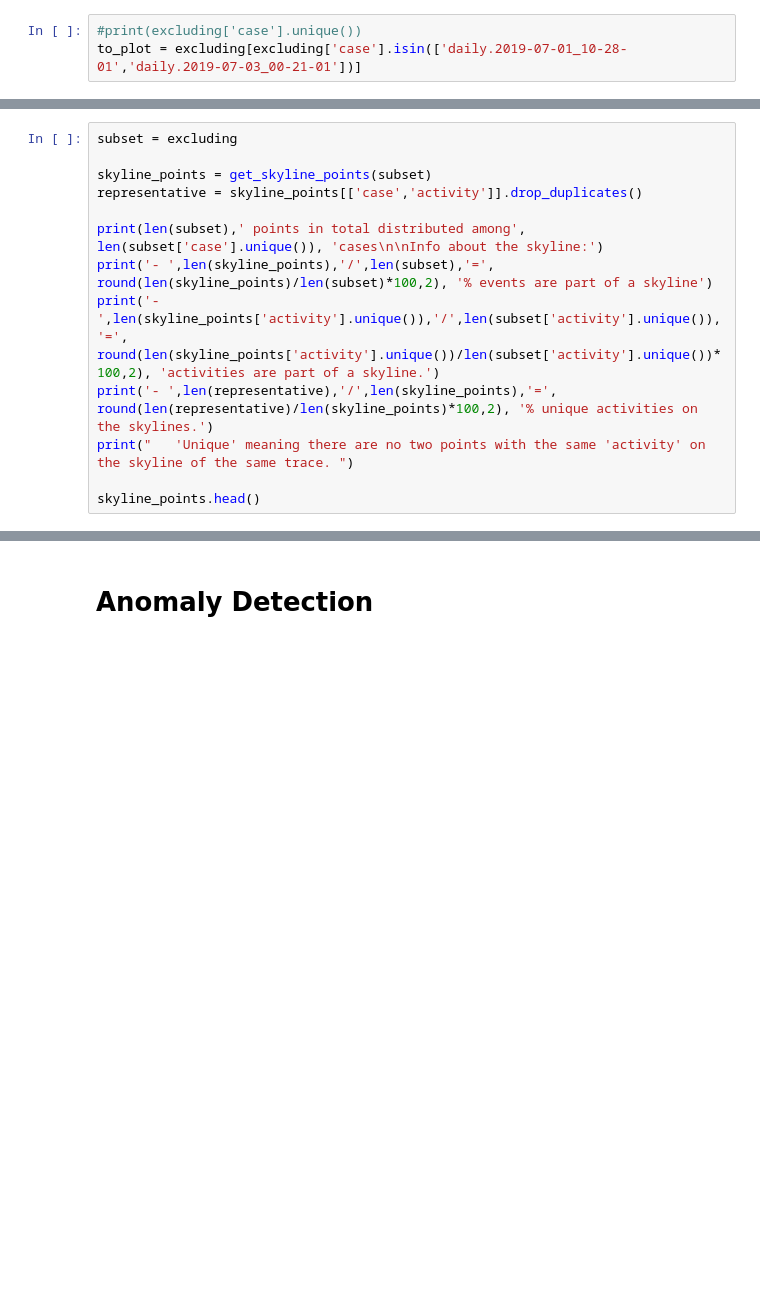
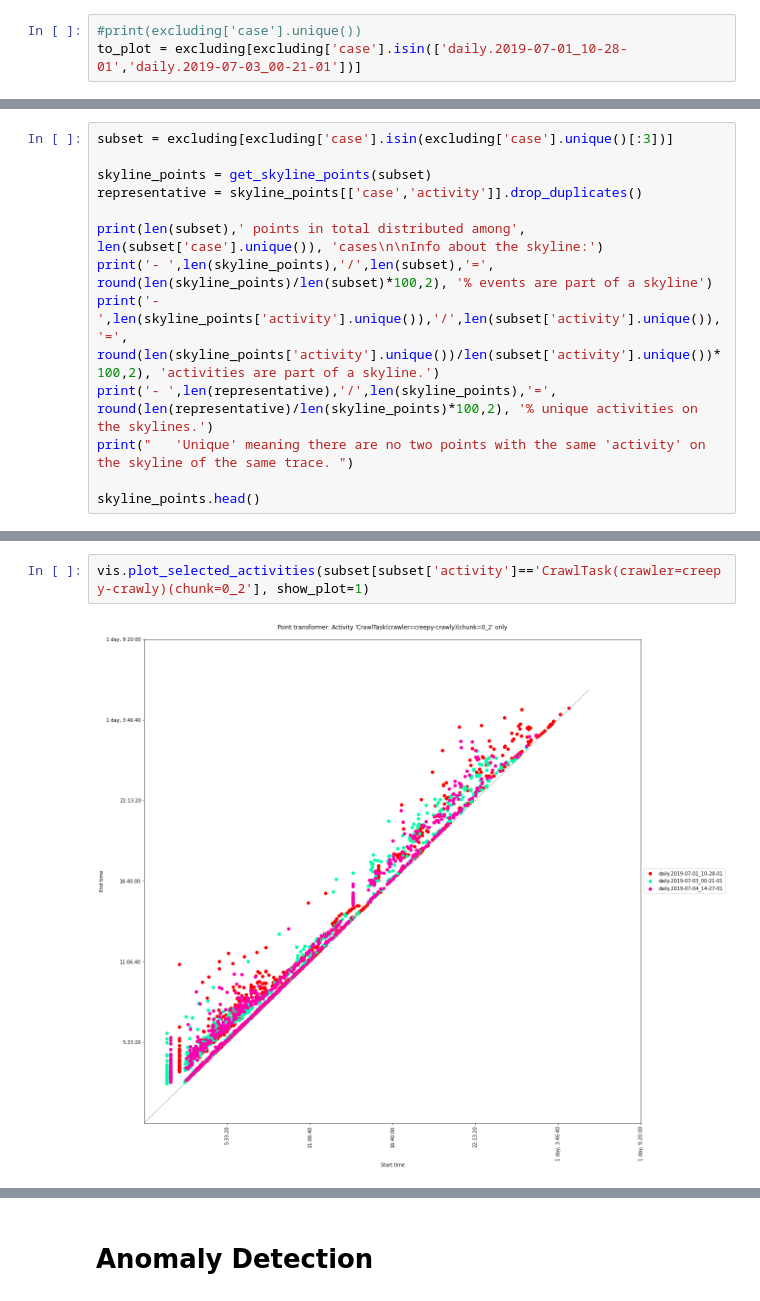
Before and after one commit to andreamalhera/perfSky, a Jupyter notebook: notebooks/example.ipynb, the cells around one changed output, grey strips where cells are left out. Drawn from its saved outputs; the diff is of its cells as text; blank space fills up the shorter version.

Commit message:
Plot all plots

```diff
--- a/notebooks/example.ipynb
+++ b/notebooks/example.ipynb
@@ -86,5 +86,5 @@ vis.plot_average_trace(excluding)
 # %%
-subset = excluding
+subset = excluding[excluding['case'].isin(excluding['case'].unique()[:3])]
 
 skyline_points = get_skyline_points(subset)
 representative = skyline_points[['case','activity']].drop_duplicates()
@@ -100,0 +117,4 @@ vis.plot_all_traces(skyline_points, show_plot=None)
+# %%
+vis.plot_selected_activities(subset[subset['activity']=='CrawlTask(crawler=creepy-crawly)(chunk=0_2'], show_plot=1)
+# %% [output]
+[figure, added]
```
Also changed, not shown: parts of 5 cells of this notebook, 2 other files.
